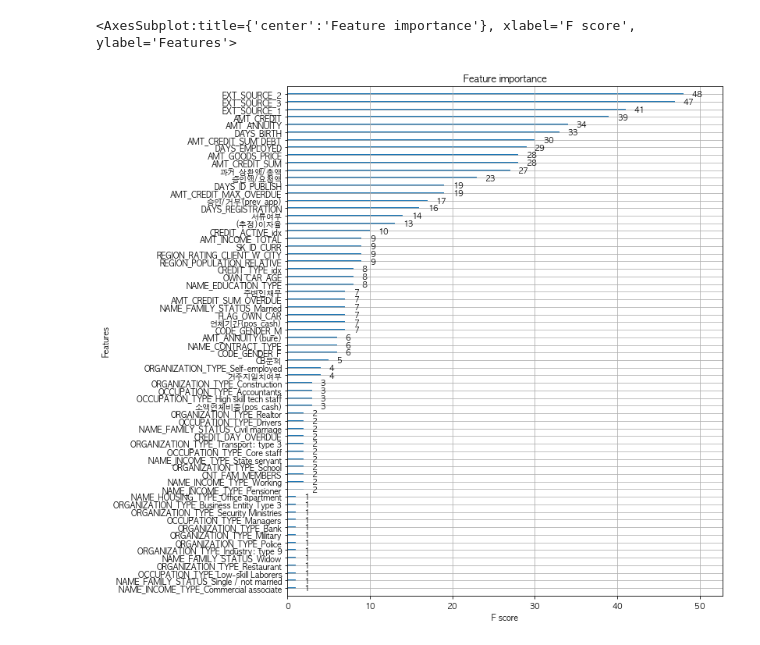
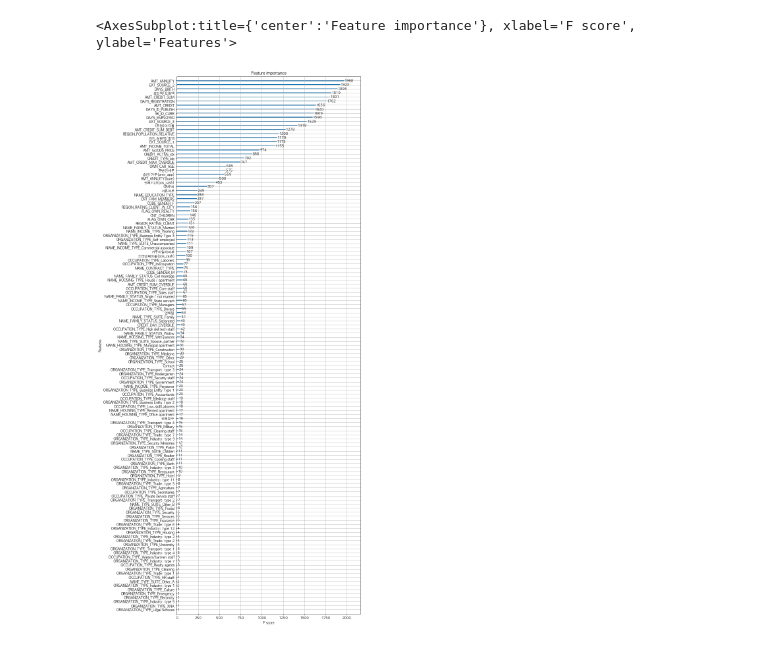
Before and after one commit to kkiyou/default-risk, a Jupyter notebook: sungjune/machine_learning.ipynb, the cells around one changed output. Saved outputs shown, nothing was run; the diff lists cells and outputs as text; code cells hidden in the pictures.

```diff
--- a/sungjune/machine_learning.ipynb
+++ b/sungjune/machine_learning.ipynb
@@ -49,7 +53,8 @@ X_train , X_test , y_train , y_test = \
 s_p_w_value = \
     y_train.value_counts().values.tolist()[0] / y_train.value_counts().values.tolist()[1]
 
-xgb = XGBClassifier(n_estimator=400,
+xgb = XGBClassifier(n_estimators=100,
+# xgb = XGBRegressor(n_estimators=400,
                     # 몇 회의 Step을 반복할지 지정함
                     # 너무 큰 값을 사용하면 Overfitting의 가능성이 상승하고, Model의 Size가 증가함
                     # default X => 필수로 설정해야 함.
@@ -59,13 +64,13 @@ xgb = XGBClassifier(n_estimator=400,
                     # default="reg:squarederror"
                     # reg:squarederror / reg:squaredlogerror / binary:logistic / multi:softmax / multi:softprob / rank:pairwise / rank:ndcg / rank:map
 
-                    learning_rate=0.2,
+                    learning_rate=0.1,
                     # 반복적으로 부스팅 스텝을 수행할 때 업데이트되는 학습률 값
                     # n(0 ~ 1) / 과적합 조절, 낮을수록 good
 
-                    max_depth=3,
+                    max_depth=19,
                     # 최대 tree의 깊이로 2^N개의 leaf node가 생김
-                    # n(0 ~ inf) / default=6
+                    # n(-1 ~ inf) / default=6 / -1 = inf
 
                     min_child_weight=6, # 과적합 조절, 클수록 분할 자제
                     # Tree에서 가지를 나룰지 결정할 때 필요한 데이터의 weight 합
@@ -73,7 +78,7 @@ xgb = XGBClassifier(n_estimator=400,
                     # nthread # default=max
                     # 학습에 사용할 thread 개수
 
-                    colsample_bytree=0.613,
+                    colsample_bytree=0.8,
                     # colsample = feature를 Sampling하는 비율
                     # feature가 많거나, 소수의 feature에 의존적일 때 사용하여 과적합 조절
                     # _bytree: 각 Tree(Step) 마다 사용할 Feature의 비율
@@ -81,18 +86,18 @@ xgb = XGBClassifier(n_estimator=400,
                     # _bylevel: 각 Tree의 depth 마다 사용할 Feature의 비율
                     # n(0 ~ 1) / default=1
 
-                    subsample=0.708,
+                    subsample=0.8,
                     # Tree가 커져서 과적합을 방지하기 위해 데이터를 Sampling하는 비율
                     # n(0 ~ 1) / default=1
 
-                    reg_lambda=4.930,
+                    reg_lambda=30.930,
                     # L2 Regularization parameter
                     # feature의 개수가 많을 경우 적용을 검토함
                     # 너무 큰 가중치를 그 크기에 비례하여 줄임
                     # 커질수록 overfitting의 방지하나, 너무 크면 underfitting 발생
                     # n(0 ~ inf) / default=1
 
-                    reg_aplha=3.564,
+                    reg_alpha=30.564,
                     # L1 Regularization parameter
                     # feature의 개수가 많을 경우 적용을 검토함
                     # 커질수록 overfitting의 방지하나, 너무 크면 underfitting 발생
@@ -104,10 +109,21 @@ xgb = XGBClassifier(n_estimator=400,
                     # 권장값 = sum(negative instances) / sum(positive instances)
                     # default=1
 
-                    # verbosity,
+                    # verbosity=2,
                     # Verbosity of printing messages.
                     # Valid values are 0 (silent), 1 (warning), 2 (info), 3 (debug)
                     # default=1
+
+                    # base_score=0.8,
+                    # 초기 편향값(Bias) 시작하는 위치
+                    # default=0.5
+
+                    # Error 떠서 쓰는 것
+                    use_label_encoder=False,
+
+                    booster="dart"
+                    # gbtree / gblinear / dart
+                    # default="gbtree"
                     )
 
 xgb.fit(X_train, y_train,
@@ -121,10 +137,8 @@ xgb.fit(X_train, y_train,
 
         eval_set=[(X_test, y_test)],
 
-        verbose=True,
-
-        # base_score
-        # 초기 편향값(Bias) 시작하는 위치
-        # default=0.5
+        # 실행 과정 출력 여부
+        # verbose=False, # True: 모두 출력, False: 출력 생략
+        verbose=10, # 10개 단위로 출력
         )
 # %% [output]
@@ -191,11 +324,11 @@ roc_auc_score(y_test, xgb.predict(X_test))
 #     print('정확도: {0:.4f}, 정밀도: {1:.4f}, 재현율: {2:.4f},\
 #     F1: {3:.4f}, AUC:{4:.4f}'.format(accuracy, precision, recall, f1, roc_auc))
 # %%
-fig, ax = plt.subplots(figsize=(10, 12))
+fig, ax = plt.subplots(figsize=(10, 30))
 xgboost.plot_importance(xgb, ax=ax)
 # %% [output]
 <AxesSubplot:title={'center':'Feature importance'}, xlabel='F score', ylabel='Features'>
-[figure, old version]
+[figure, new version]
 # %%
 # y_train.value_counts()
 # TARGET
```
Also changed, not shown: parts of 8 cells of this notebook.
